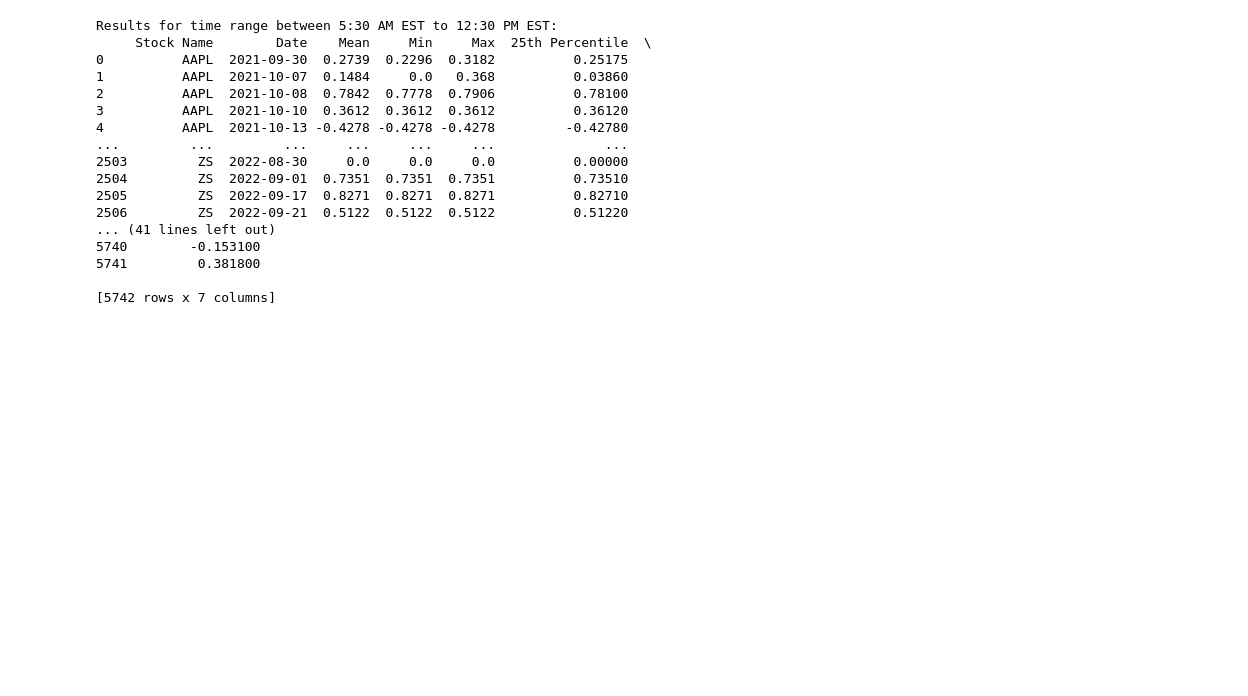
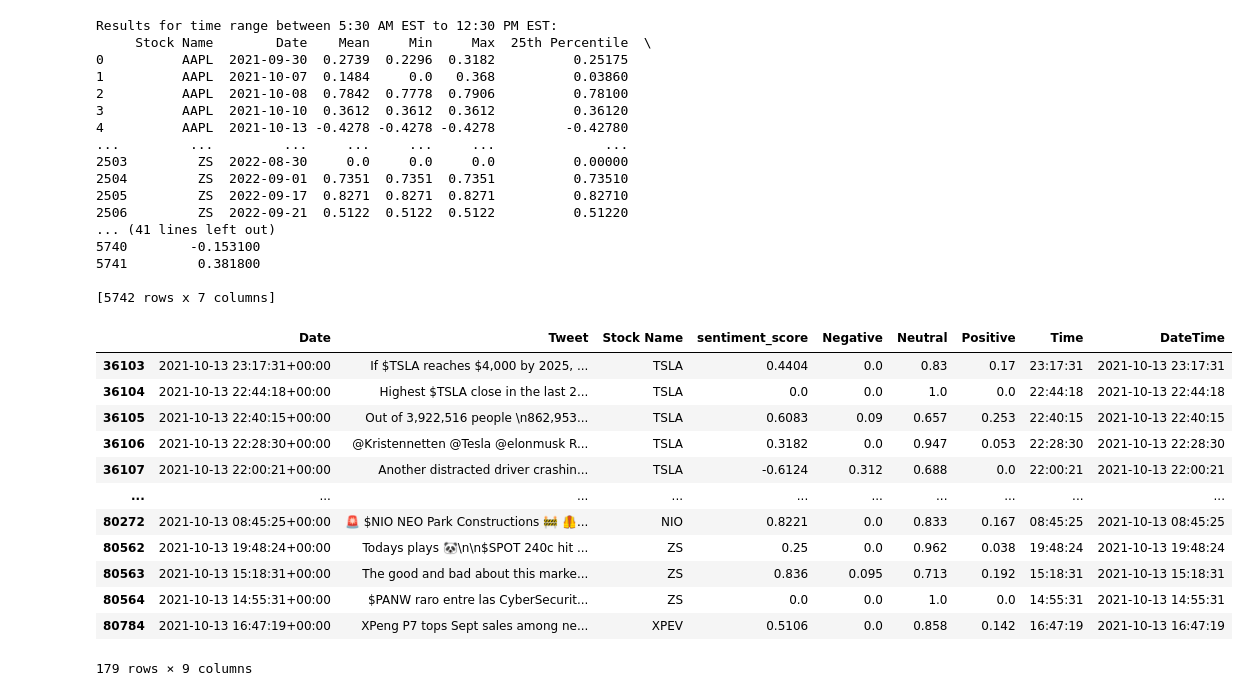
Before and after one commit to rushibankar3/Stock-market-sentiment-Analysis, a Jupyter notebook: stock_prediction.ipynb, the cells around one changed output. Cells and saved outputs as stored; diff of their text form; code cells hidden in the pictures; blank space fills up the shorter version.

```diff
--- a/stock_prediction.ipynb
+++ b/stock_prediction.ipynb
@@ -188,3 +189,19 @@ Results for time range between 5:30 AM EST to 12:30 PM EST:
 5741         0.381800
 
 [5742 rows x 7 columns]
+# %%
+sent_df[sent_df['Date'].dt.date == pd.to_datetime('2021-10-13').date()]
+# %% [output]
+|  | Date | Tweet | Stock Name | sentiment_score | Negative | Neutral | Positive | Time | DateTime |
+| 36103 | 2021-10-13 23:17:31+00:00 | If $TSLA reaches $4,000 by 2025, ... | TSLA | 0.4404 | 0.0 | 0.83 | 0.17 | 23:17:31 | 2021-10-13 23:17:31 |
+| 36104 | 2021-10-13 22:44:18+00:00 | Highest $TSLA close in the last 2... | TSLA | 0.0 | 0.0 | 1.0 | 0.0 | 22:44:18 | 2021-10-13 22:44:18 |
+| 36105 | 2021-10-13 22:40:15+00:00 | Out of 3,922,516 people \n862,953... | TSLA | 0.6083 | 0.09 | 0.657 | 0.253 | 22:40:15 | 2021-10-13 22:40:15 |
+| 36106 | 2021-10-13 22:28:30+00:00 | @Kristennetten @Tesla @elonmusk R... | TSLA | 0.3182 | 0.0 | 0.947 | 0.053 | 22:28:30 | 2021-10-13 22:28:30 |
+| 36107 | 2021-10-13 22:00:21+00:00 | Another distracted driver crashin... | TSLA | -0.6124 | 0.312 | 0.688 | 0.0 | 22:00:21 | 2021-10-13 22:00:21 |
+| ... | ... | ... | ... | ... | ... | ... | ... | ... | ... |
+| 80272 | 2021-10-13 08:45:25+00:00 | 🚨 $NIO NEO Park Constructions 🚧 🦺... | NIO | 0.8221 | 0.0 | 0.833 | 0.167 | 08:45:25 | 2021-10-13 08:45:25 |
+| 80562 | 2021-10-13 19:48:24+00:00 | Todays plays 🐼\n\n$SPOT 240c hit ... | ZS | 0.25 | 0.0 | 0.962 | 0.038 | 19:48:24 | 2021-10-13 19:48:24 |
+| 80563 | 2021-10-13 15:18:31+00:00 | The good and bad about this marke... | ZS | 0.836 | 0.095 | 0.713 | 0.192 | 15:18:31 | 2021-10-13 15:18:31 |
+| 80564 | 2021-10-13 14:55:31+00:00 | $PANW raro entre las CyberSecurit... | ZS | 0.0 | 0.0 | 1.0 | 0.0 | 14:55:31 | 2021-10-13 14:55:31 |
+| 80784 | 2021-10-13 16:47:19+00:00 | XPeng P7 tops Sept sales among ne... | XPEV | 0.5106 | 0.0 | 0.858 | 0.142 | 16:47:19 | 2021-10-13 16:47:19 |
+179 rows × 9 columns
```
Also changed, not shown: parts of 20 cells of this notebook.
